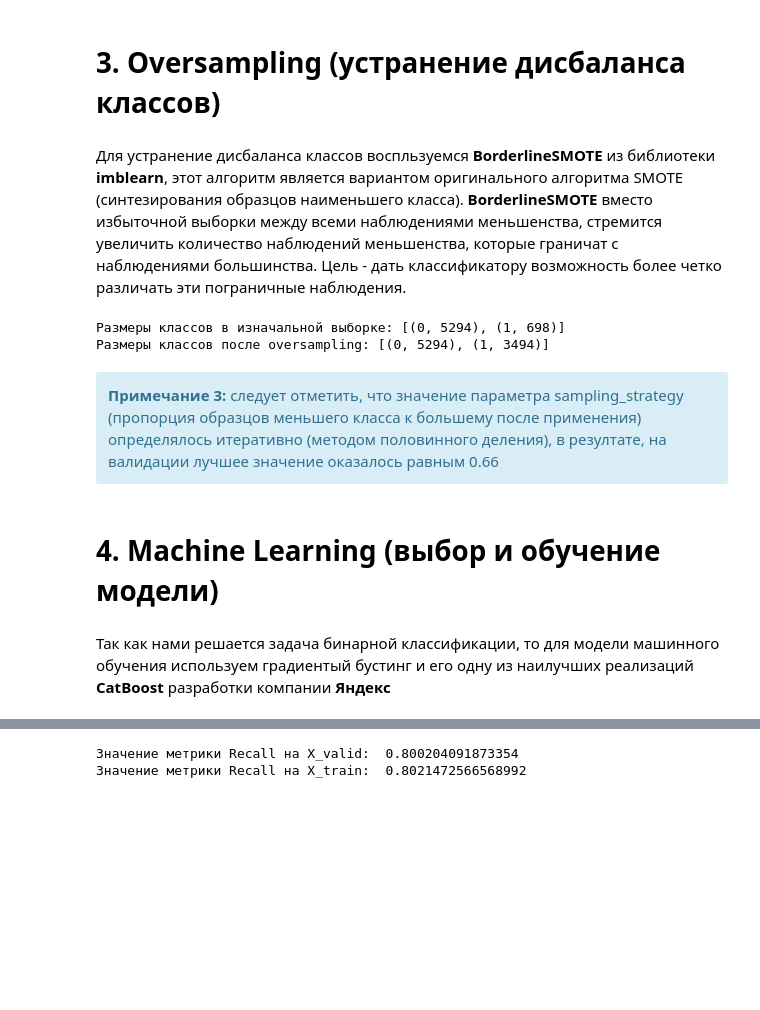
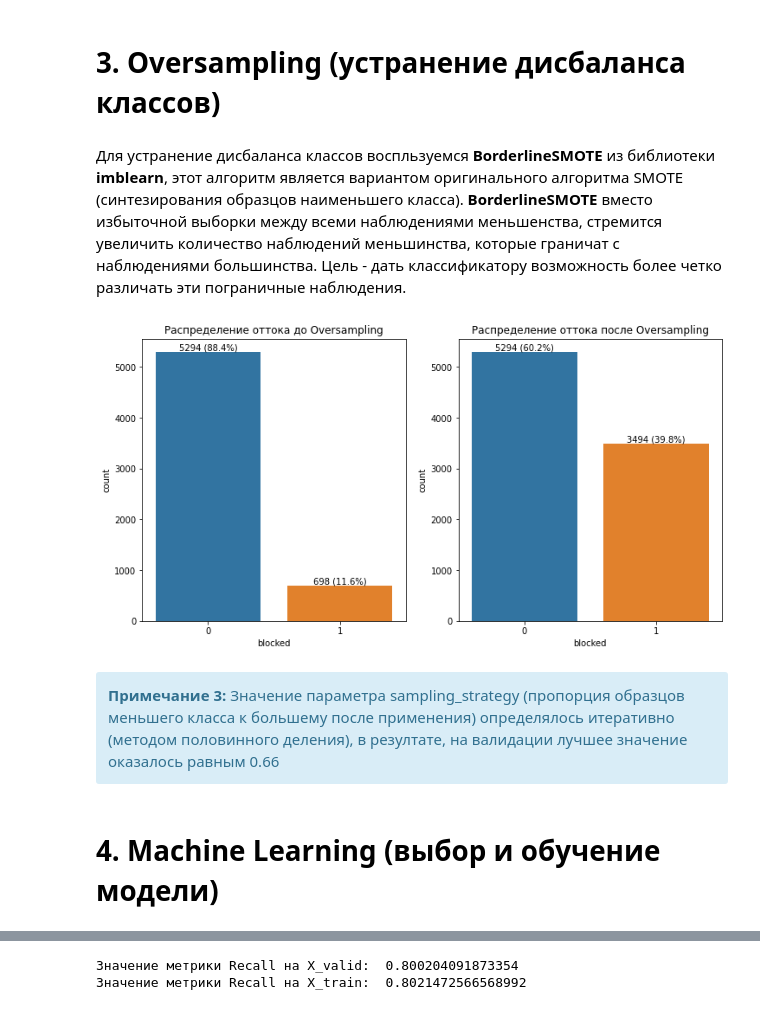
Before and after one commit to Alexwert3/rep_kareliya, a Jupyter notebook: chemp_kareliya.ipynb, the cells around one changed output, grey strips where cells are left out. Cells and saved outputs as stored; diff of their text form; code cells hidden in the pictures; blank space fills up the shorter version.

```diff
--- a/chemp_kareliya.ipynb
+++ b/chemp_kareliya.ipynb
@@ -468,20 +483,26 @@ X
 # %% [markdown]
 # 3. Oversampling (устранение дисбаланса классов)
 # %% [markdown]
-Для устранение дисбаланса классов воспльзуемся **BorderlineSMOTE** из библиотеки **imblearn**, этот алгоритм является вариантом оригинального алгоритма SMOTE (синтезирования образцов наименьшего класса). **BorderlineSMOTE** вместо избыточной выборки между всеми наблюдениями меньшенства,  стремится увеличить количество наблюдений меньшенства, которые граничат с наблюдениями большинства. Цель - дать классификатору возможность более четко различать эти пограничные наблюдения.
+Для устранение дисбаланса классов воспльзуемся **BorderlineSMOTE** из библиотеки **imblearn**, этот алгоритм является вариантом оригинального алгоритма SMOTE (синтезирования образцов наименьшего класса). **BorderlineSMOTE** вместо избыточной выборки между всеми наблюдениями меньшенства,  стремится увеличить количество наблюдений меньшинства, которые граничат с наблюдениями большинства. Цель - дать классификатору возможность более четко различать эти пограничные наблюдения.
 # %%
 bl = BorderlineSMOTE(random_state=42, sampling_strategy=0.66)
-print('Размеры классов в изначальной выборке:', sorted(Counter(y).items()))
 X_res, y_res = bl.fit_resample(X, y)
-print('Размеры классов после oversampling:', sorted(Counter(y_res).items()))
-# %% [output]
-Размеры классов в изначальной выборке: [(0, 5294), (1, 698)]
-Размеры классов после oversampling: [(0, 5294), (1, 3494)]
+# %%
+fig, axes = plt.subplots(1, 2, figsize=(12, 6))
+for ax, tit in zip(axes, ['Распределение оттока до Oversampling', 'Распределение оттока после Oversampling']):
+    plt.setp(ax, xlabel=None, ylabel=None, title=tit)
+for ax, target in zip(axes, [y, y_res]):
+    sns.countplot(x=target, ax=ax)
+    abs_values = target.value_counts(ascending=False)
+    rel_values = target.value_counts(ascending=False, normalize=True).values * 100
+    lbls = [f'{p[0]} ({p[1]:.1f}%)' for p in zip(abs_values, rel_values)]
+    ax.bar_label(container=ax.containers[0], labels=lbls)
+plt.show()
+# %% [output]
+[figure, added]
 # %% [markdown]
 <div class="alert alert-info">
 <b>Примечание 3:</b>
- следует отметить, что значение параметра sampling_strategy (пропорция образцов меньшего класса к большему после применения) определялось итеративно (методом половинного деления), в резултате, на валидации лучшее значение оказалось равным 0.66
+Значение параметра sampling_strategy (пропорция образцов меньшего класса к большему после применения) определялось итеративно (методом половинного деления), в резултате, на валидации лучшее значение оказалось равным 0.66
 # %% [markdown]
 # 4. Machine Learning (выбор и обучение модели)
-# %% [markdown]
-Так как нами решается задача бинарной классификации, то для модели машинного обучения используем градиентый бустинг и его одну из наилучших реализаций **CatBoost** разработки компании **Яндекс**
```
Also changed, not shown: parts of 33 cells of this notebook.
